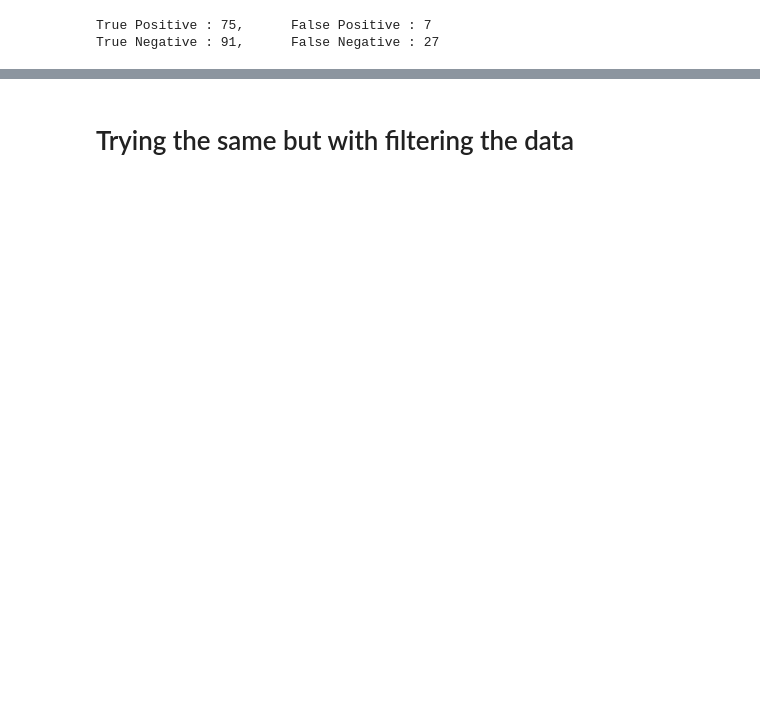
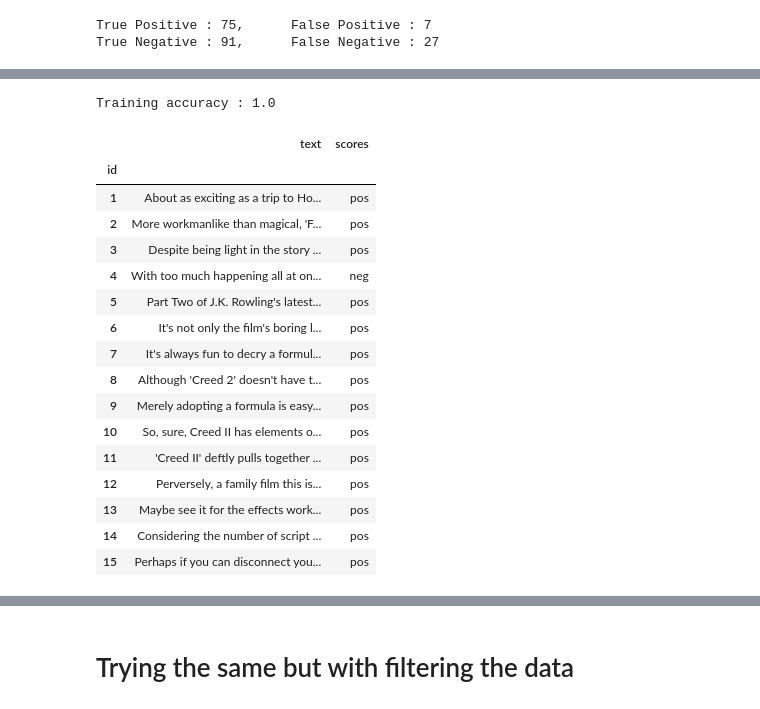
Before and after one commit to SimonKenoby/INFO2049, a Jupyter notebook: webandtext.ipynb, the cells around one changed output, grey strips where cells are left out. Drawn from its saved outputs; the diff is of its cells as text; code cells hidden in the pictures; blank space fills up the shorter version.

```diff
--- a/webandtext.ipynb
+++ b/webandtext.ipynb
@@ -292,3 +273,5 @@ print("True Positive : {}, \t False Positive : {} \nTrue Negative : {}, \t False
 # %% [output]
 True Positive : 75,      False Positive : 7
 True Negative : 91,      False Negative : 27
+# %%
+df = pd.read_csv("Our_Data/text.csv", index_col=0)
@@ -294,0 +298,27 @@ True Negative : 91,      False Negative : 27
+# %%
+texts = df['text'].tolist()
+# %%
+model = RandomForestClassifier(n_estimators=1000, min_samples_split=10, n_jobs = -1)
+model.fit(X, y)
+X_test = vectorizer.transform(texts)
+print("Training accuracy : {}".format(model.score(X, y)))
+df.assign(scores = model.predict(X_test))
+# %% [output]
+Training accuracy : 1.0
+|  | text | scores |
+| id |  |  |
+| 1 | About as exciting as a trip to Ho... | pos |
+| 2 | More workmanlike than magical, 'F... | pos |
+| 3 | Despite being light in the story ... | pos |
+| 4 | With too much happening all at on... | neg |
+| 5 | Part Two of J.K. Rowling's latest... | pos |
+| 6 | It's not only the film's boring l... | pos |
+| 7 | It's always fun to decry a formul... | pos |
+| 8 | Although 'Creed 2' doesn't have t... | pos |
+| 9 | Merely adopting a formula is easy... | pos |
+| 10 | So, sure, Creed II has elements o... | pos |
+| 11 | 'Creed II' deftly pulls together ... | pos |
+| 12 | Perversely, a family film this is... | pos |
+| 13 | Maybe see it for the effects work... | pos |
+| 14 | Considering the number of script ... | pos |
+| 15 | Perhaps if you can disconnect you... | pos |
```
Also changed, not shown: parts of 28 cells of this notebook, 1 other file.
